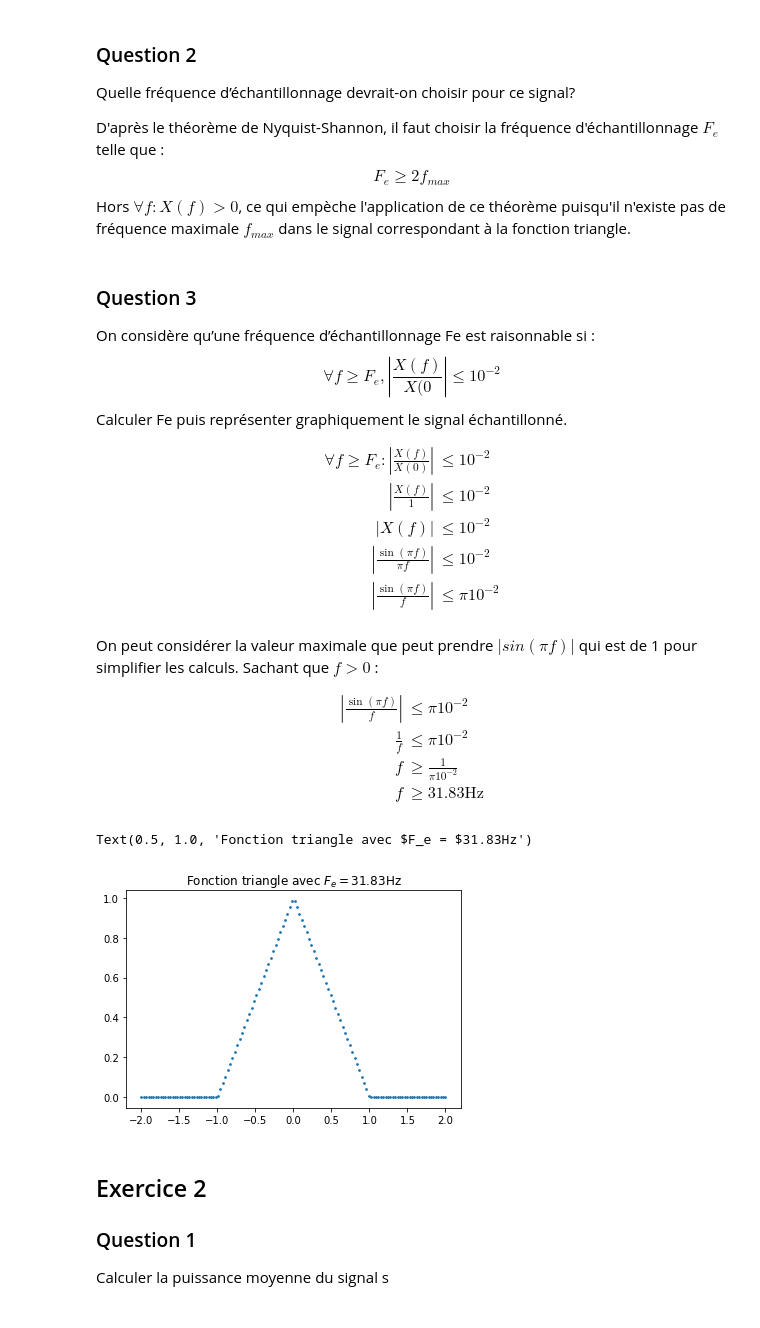
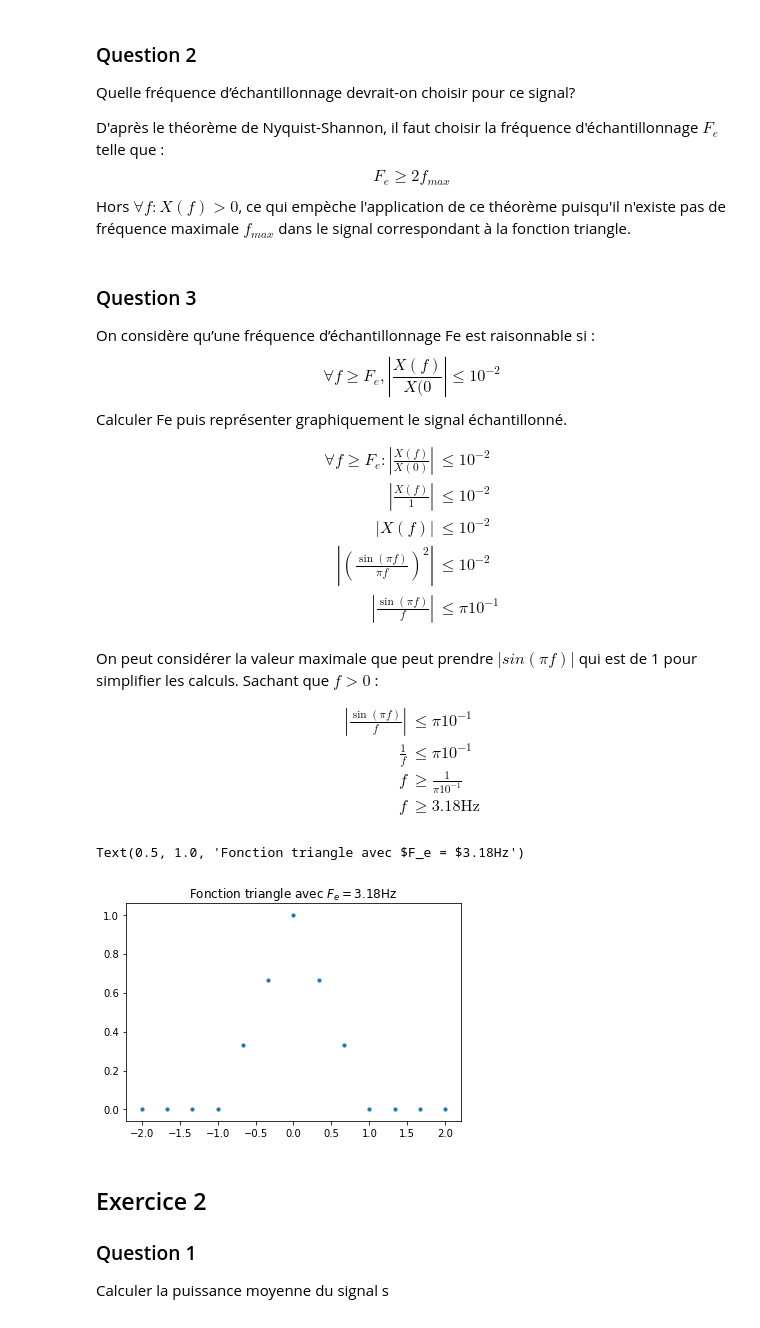
Before and after one commit to hugolmn/p20, a Jupyter notebook: AI06/TD04.ipynb, the cells around one changed output. Saved outputs shown, nothing was run; the diff lists cells and outputs as text; code cells hidden in the pictures.

```diff
--- a/AI06/TD04.ipynb
+++ b/AI06/TD04.ipynb
@@ -151,8 +152,8 @@ $$
 	\forall f \geq F_e : \left| \frac{X(f)}{X(0)} \right| &\leq 10^{-2} \\
 	\left|\frac{X(f)}{1}\right| &\leq 10^{-2} \\
 	\left|X(f)\right| &\leq 10^{-2} \\
-	\left|\frac{\sin(\pi f)}{\pi f}\right| &\leq 10^{-2} \\
-	\left|\frac{\sin(\pi f)}{f}\right| &\leq \pi10^{-2} \\
+	\left|\left(\frac{\sin(\pi f)}{\pi f}\right)^2\right| &\leq 10^{-2} \\
+	\left|\frac{\sin(\pi f)}{f}\right| &\leq \pi10^{-1} \\
 \end{align*}
 $$
 
@@ -160,24 +161,24 @@ On peut considérer la valeur maximale que peut prendre $|sin(\pi f)|$ qui est d
 
 $$
 \begin{align*}
-	\left|\frac{\sin(\pi f)}{f}\right| &\leq \pi10^{-2} \\
-	\frac{1}{f} &\leq \pi10^{-2} \\
-	f &\geq \frac{1}{\pi10^{-2}} \\
-	f &\geq 31.83\text{Hz}
+	\left|\frac{\sin(\pi f)}{f}\right| &\leq \pi10^{-1} \\
+	\frac{1}{f} &\leq \pi10^{-1} \\
+	f &\geq \frac{1}{\pi10^{-1}} \\
+	f &\geq 3.18\text{Hz}
 \end{align*}
 $$
 # %%
-f = 1/(np.pi * 1e-2)
+f = 1/(np.pi * 1e-1)
 # %%
 start = -2
 end = 2
 t = pd.Series(np.linspace(start, end, int(np.ceil((end-start)*f))))
 # %%
-plt.scatter(t, t.apply(fonction_triangle), s=3)
+plt.scatter(t, t.apply(fonction_triangle), s=10)
 plt.title('Fonction triangle avec $F_e = ${:.2f}Hz'.format((f)))
 # %% [output]
-Text(0.5, 1.0, 'Fonction triangle avec $F_e = $31.83Hz')
+Text(0.5, 1.0, 'Fonction triangle avec $F_e = $3.18Hz')
-[figure, old version]
+[figure, new version]
 # %% [markdown]
 ## Exercice 2
 ### Question 1
```
Also changed, not shown: parts of 6 cells of this notebook.
